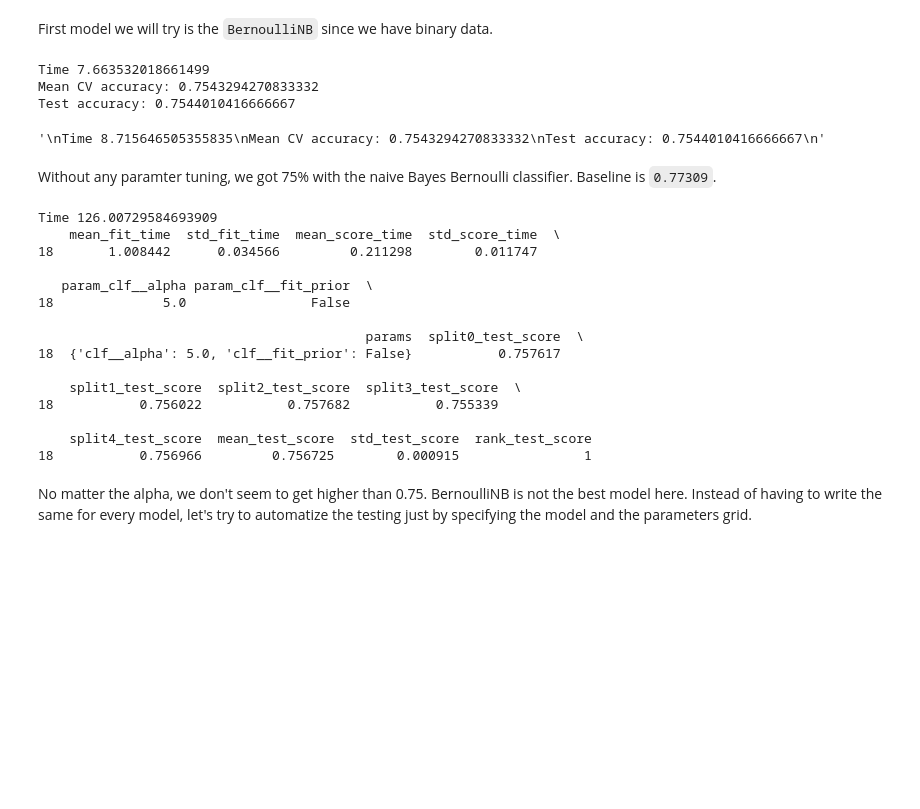
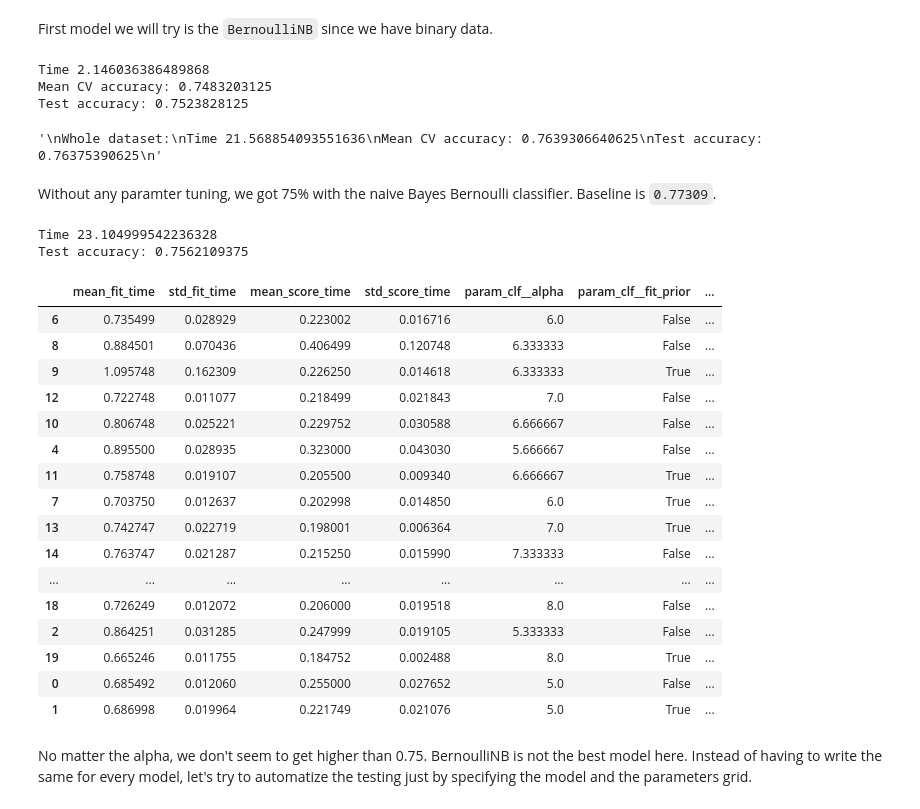
Before and after one commit to ogrnz/ML_project, a Jupyter notebook: og.ipynb, the cells around one changed output. Drawn from its saved outputs; the diff is of its cells as text; code cells hidden in the pictures; blank space fills up the shorter version.

```diff
--- a/og.ipynb
+++ b/og.ipynb
@@ -268,10 +282,11 @@ except FileNotFoundError:
     print("No pickle file found, sanitizing existing df")
 
     # Sanitize whole dataset
-    df["sanitized"] = df["text"].progress_apply(sanitize)
+    df_san = df.copy()
+    df_san["sanitized"] = df["text"].progress_apply(sanitize)
 
     # Export it to pickle so we don't have to redo it
-    df.to_pickle("./data/sanitized.pkl")
+    df_san.to_pickle("./data/sanitized.pkl")
 # %%
 print(df_san.shape)
 df_san.head()
@@ -294,7 +309,7 @@ Just to check, we see that before sanitizing, we had 18'398'298 words. We were a
 
 Before fitting our models, we also take a subsample to be able to compute them faster.
 # %%
-df_sub = df_san.sample(frac=0.15, random_state=SEED)
+df_sub = df_san.sample(frac=0.1, random_state=SEED)
 
 # To check reproducibility
 print("First Id", df_sub["Id"].iloc[0])
@@ -312,7 +329,9 @@ Now that we have a subsample (15%) of our cleaned data, we can try to fit some m
 # Train test split
 X_train, X_test, y_train, y_test = train_test_split(df_sub["sanitized"], df_sub["emotion"],
                                                     test_size=0.2, shuffle=True, random_state=SEED)
-folds = KFold(n_splits=10, shuffle=True, random_state=SEED)
+
+#only 4 folds because I have 4 cores, just to test
+folds = KFold(n_splits=4, shuffle=True, random_state=SEED)
 # %%
 # Sanity check
 print("X_train: ", X_train.shape)
@@ -348,23 +367,28 @@ print(f"Mean CV accuracy: {np.mean(CV_ber)}")
 print(f"Test accuracy: {score}")
 
 """
-Time 8.715646505355835
-Mean CV accuracy: 0.7543294270833332
-Test accuracy: 0.7544010416666667
+Whole dataset:
+Time 21.568854093551636
+Mean CV accuracy: 0.7639306640625
+Test accuracy: 0.76375390625
+
+10% sample:
+Time 2.146036386489868
+Mean CV accuracy: 0.7483203125
+Test accuracy: 0.7523828125
 """
 # %% [output]
-Time 7.663532018661499
-Mean CV accuracy: 0.7543294270833332
-Test accuracy: 0.7544010416666667
+Time 2.146036386489868
+Mean CV accuracy: 0.7483203125
+Test accuracy: 0.7523828125
-'\nTime 8.715646505355835\nMean CV accuracy: 0.7543294270833332\nTest accuracy: 0.7544010416666667\n'
+'\nWhole dataset:\nTime 21.568854093551636\nMean CV accuracy: 0.7639306640625\nTest accuracy: 0.76375390625\n'
 # %% [markdown]
 Without any paramter tuning, we got 75% with the naive Bayes Bernoulli classifier.
 Baseline is `0.77309`.
 # %%
 berNB = Pipeline(
     [
-        ("vect", CountVectorizer()),
-        ("tfidf", TfidfTransformer()),
+        ("tfidf", TfidfVectorizer()),
         ("clf", BernoulliNB()),
     ]
 )
@@ -374,34 +398,45 @@ start = time.time()
 gridsearch  = GridSearchCV(
     berNB,
     {
-        "clf__alpha": np.linspace(1e-10, 5, 10),
+        "clf__alpha": np.linspace(5, 8, 10),
         "clf__fit_prior": [False, True]
     },
     scoring="accuracy",
+    cv=folds,
     n_jobs=-1
 )
 
 gridsearch.fit(X_train, y_train)
+y_pred = gridsearch.predict(X_test)
+score = accuracy_score(y_test, y_pred)
+
 res = gridsearch.cv_results_
 resdf = pd.DataFrame(res)
 print(f"Time {time.time() - start}")
-print(resdf[resdf["rank_test_score"] == 1])
+print(f"Test accuracy: {score}")
 # %% [output]
-Time 126.00729584693909
-    mean_fit_time  std_fit_time  mean_score_time  std_score_time  \
-18       1.008442      0.034566         0.211298        0.011747
-
-   param_clf__alpha param_clf__fit_prior  \
-18              5.0                False
-
-                                          params  split0_test_score  \
-18  {'clf__alpha': 5.0, 'clf__fit_prior': False}           0.757617
-
-    split1_test_score  split2_test_score  split3_test_score  \
-18           0.756022           0.757682           0.755339
-
-    split4_test_score  mean_test_score  std_test_score  rank_test_score
-18           0.756966         0.756725        0.000915                1
+Time 23.104999542236328
+Test accuracy: 0.7562109375
+# %%
+resdf.sort_values(by=["rank_test_score"])
+# %% [output]
+|  | mean_fit_time | std_fit_time | mean_score_time | std_score_time | param_clf__alpha | param_clf__fit_prior | ... |
+| 6 | 0.735499 | 0.028929 | 0.223002 | 0.016716 | 6.0 | False | ... |
+| 8 | 0.884501 | 0.070436 | 0.406499 | 0.120748 | 6.333333 | False | ... |
+| 9 | 1.095748 | 0.162309 | 0.226250 | 0.014618 | 6.333333 | True | ... |
+| 12 | 0.722748 | 0.011077 | 0.218499 | 0.021843 | 7.0 | False | ... |
+| 10 | 0.806748 | 0.025221 | 0.229752 | 0.030588 | 6.666667 | False | ... |
+| 4 | 0.895500 | 0.028935 | 0.323000 | 0.043030 | 5.666667 | False | ... |
+| 11 | 0.758748 | 0.019107 | 0.205500 | 0.009340 | 6.666667 | True | ... |
+| 7 | 0.703750 | 0.012637 | 0.202998 | 0.014850 | 6.0 | True | ... |
+| 13 | 0.742747 | 0.022719 | 0.198001 | 0.006364 | 7.0 | True | ... |
+| 14 | 0.763747 | 0.021287 | 0.215250 | 0.015990 | 7.333333 | False | ... |
+| ... | ... | ... | ... | ... | ... | ... | ... |
+| 18 | 0.726249 | 0.012072 | 0.206000 | 0.019518 | 8.0 | False | ... |
+| 2 | 0.864251 | 0.031285 | 0.247999 | 0.019105 | 5.333333 | False | ... |
+| 19 | 0.665246 | 0.011755 | 0.184752 | 0.002488 | 8.0 | True | ... |
+| 0 | 0.685492 | 0.012060 | 0.255000 | 0.027652 | 5.0 | False | ... |
+| 1 | 0.686998 | 0.019964 | 0.221749 | 0.021076 | 5.0 | True | ... |
 # %% [markdown]
 No matter the alpha, we don't seem to get higher than 0.75. BernoulliNB is not the best model here.
 Instead of having to write the same for every model, let's try to automatize the testing just by specifying the model and the parameters grid.
```
Also changed, not shown: parts of 19 cells of this notebook.
